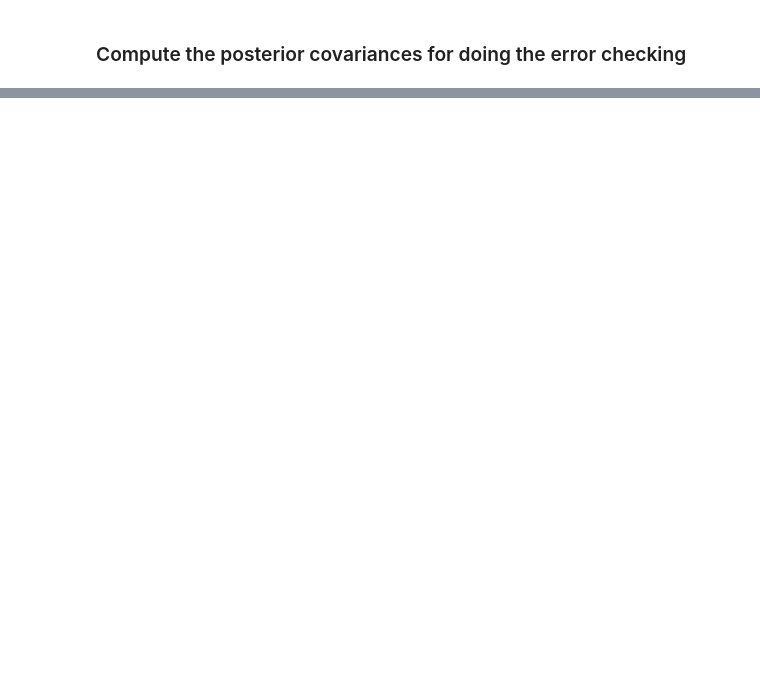
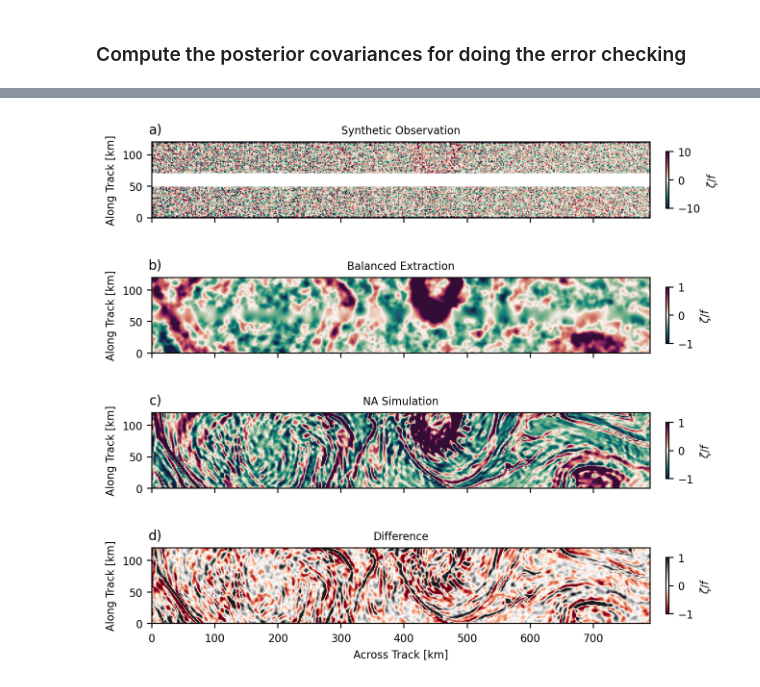
Before and after one commit to jwskinner/SWOT-balanced-extraction, a Jupyter notebook: bal_extraction_synth_data.ipynb, the cells around one changed output, grey strips where cells are left out. Drawn from its saved outputs; the diff is of its cells as text; code cells hidden in the pictures; blank space fills up the shorter version.

```diff
--- a/bal_extraction_synth_data.ipynb
+++ b/bal_extraction_synth_data.ipynb
@@ -430,0 +161,10 @@ The NA simulation separates from the balanced extraction line at:
+# %%
+# === 2. Posterior covariance (Eq. 10) ===
+print("Cholesky decomposition of posterior covariance P...")
+L = np.linalg.cholesky(P)
+
+# --- Also compute covariance of the posterior mean (Eq. 9 second term) ---
+print("Computing covariance of posterior mean (C_mean = R(C+N)^-1 R^T)...")
+C_mean = R @ term  # equivalent to C_target - P
+
+print("done")
@@ -828,7 +621,7 @@ vmin = -1
 vmax = 1
 
 # Reshape SSH fields to 2D
-ht_map = ht_NA_sim.reshape(nyt, nxt)
+ht_map = ht_all[index, :, :] # put into m
 h_truth = karin_NA.ssha_full[index]
 extent = [0, nyt * karin_NA.dy * 1e-3, 0, nxt * karin_NA.dx * 1e-3]
 
@@ -845,7 +638,7 @@ vort_truth = vort_truth[:, 4:64]
 vort_diff = vort_truth - vort_recon
 
 # Plot
-fig, axs = plt.subplots(5, 1, figsize=(7, 9), sharex=True, dpi=200)
+fig, axs = plt.subplots(4, 1, figsize=(7, 7), sharex=True, dpi=200)
 
 # Panel 1: Noisy SWOT with nadir obs
 im0 = axs[0].imshow(vort_obs.T, origin='lower', cmap=cmap,
@@ -864,39 +657,45 @@ cbar = fig.colorbar(im1, ax=axs[1], fraction=0.015, pad=0.03, shrink = 0.5)
 cbar.ax.tick_params(labelsize=fsize)
 cbar.set_label(r'$\zeta / f$', size=fsize)
 
 # Panel 3: Simulation
 im2 = axs[2].imshow(vort_truth.T, origin='lower', cmap=cmap, aspect='equal',
                     extent=extent, vmin=vmin, vmax=vmax)
 axs[2].set_title('NA Simulation', fontsize=fsize)
 cbar = fig.colorbar(im2, ax=axs[2], fraction=0.015, pad=0.03, shrink = 0.5)
 cbar.ax.tick_params(labelsize=fsize)
 cbar.set_label(r'$\zeta / f$', size=fsize)
 
 # Panel 4 difference
 im3 = axs[3].imshow(vort_diff.T, origin='lower', cmap='RdGy', aspect='equal',
                     extent=extent , vmin=vmin, vmax=vmax)
 axs[3].set_title('Difference', fontsize=fsize)
 cbar = fig.colorbar(im3, ax=axs[3], fraction=0.015, pad=0.03, shrink = 0.5)
 #cbar.set_label('SSHA [m]', size=8)
 cbar.set_label(r'$\zeta / f$', size=fsize)
 cbar.ax.tick_params(labelsize=fsize)
 cbar.set_ticks(np.linspace(cbar.vmin, cbar.vmax, 3))
 cbar.update_ticks()
 
 # Panel 5 posterior variance
-im4 = axs[4].imshow(std_zeta.T, origin='lower', cmap='viridis', aspect='equal',
-                    extent=extent, vmin = 0.5, vmax = 0.65)
-axs[4].set_title('Posterior Std.', fontsize=fsize)
-cbar = fig.colorbar(im4, ax=axs[4], fraction=0.015, pad=0.03, shrink = 0.5)
-cbar.set_label(r'Std. $\zeta / f$', size=fsize)
-cbar.ax.tick_params(labelsize=fsize)
-cbar.set_ticks(np.linspace(cbar.vmin, cbar.vmax, 3))
-cbar.update_ticks()
+# im4 = axs[4].imshow(std_zeta.T, origin='lower', cmap='viridis', aspect='equal',
+#                     extent=extent, vmin = 0.5, vmax = 0.65)
+# axs[4].set_title('Posterior Std.', fontsize=fsize)
+# cbar = fig.colorbar(im4, ax=axs[4], fraction=0.015, pad=0.03, shrink = 0.5)
+# cbar.set_label(r'Std. $\zeta / f$', size=fsize)
+# cbar.ax.tick_params(labelsize=fsize)
+# cbar.set_ticks(np.linspace(cbar.vmin, cbar.vmax, 3))
+# cbar.update_ticks()
+
+for lab, ax in zip(['a)', 'b)', 'c)', 'd)'], axs):
+    ax.text(0.02, 1.07, lab, transform=ax.transAxes,
+            fontsize=fsize+2, va='bottom', ha='right')
 
 # Axis labels and ticks
-axs[4].set_xlabel('Across Track [km]', fontsize=fsize)
+axs[3].set_xlabel('Across Track [km]', fontsize=fsize)
 for ax in axs:
     ax.set_ylabel('Along Track [km]', fontsize=fsize)
     ax.tick_params(axis='both', labelsize=fsize)
     plt.savefig('vort_extraction.pdf', bbox_inches='tight')
 plt.show()
+# %% [output]
+[figure, added]
```
Also changed, not shown: parts of 29 cells of this notebook, 39 other files.
